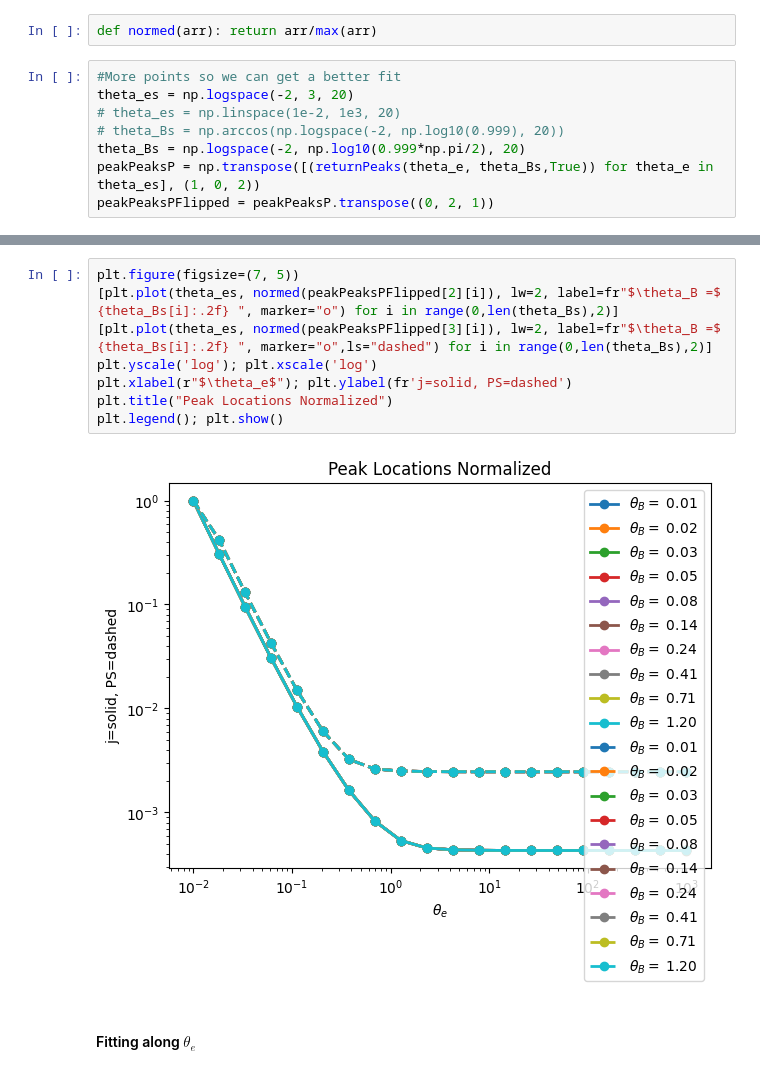
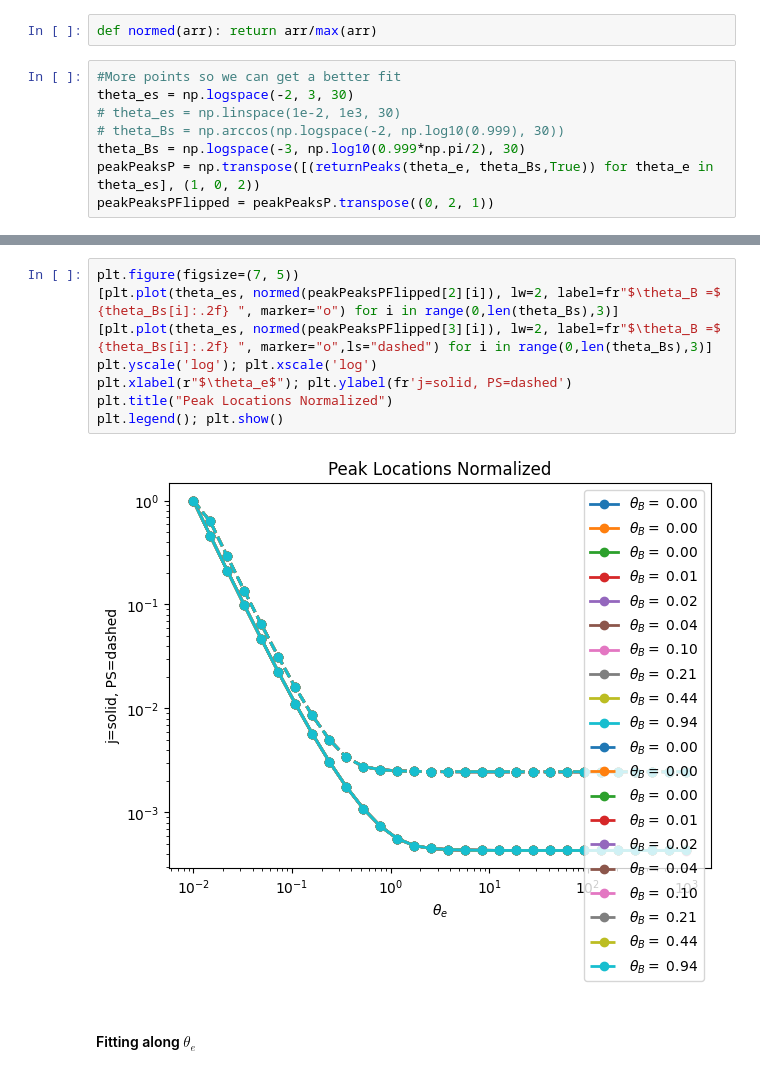
Before and after one commit to Aaron-Barrios/Aperture4, a Jupyter notebook: problems/gr_2d_kerr_schild/analysis_folder/access_data.ipynb, the cells around one changed output, grey strips where cells are left out. Cells and saved outputs as stored; diff of their text form.

```diff
--- a/problems/gr_2d_kerr_schild/analysis_folder/access_data.ipynb
+++ b/problems/gr_2d_kerr_schild/analysis_folder/access_data.ipynb
@@ -615,10 +802,10 @@ peak_plot(theta_Bs, peakPeaks[1], 1, theta_es, cos_plot=False, logx=True, logy=T
 def normed(arr): return arr/max(arr)
 # %%
 #More points so we can get a better fit
-theta_es = np.logspace(-2, 3, 20)
-# theta_es = np.linspace(1e-2, 1e3, 20)
-# theta_Bs = np.arccos(np.logspace(-2, np.log10(0.999), 20))
-theta_Bs = np.logspace(-2, np.log10(0.999*np.pi/2), 20)
+theta_es = np.logspace(-2, 3, 30)
+# theta_es = np.linspace(1e-2, 1e3, 30)
+# theta_Bs = np.arccos(np.logspace(-2, np.log10(0.999), 30))
+theta_Bs = np.logspace(-3, np.log10(0.999*np.pi/2), 30)
 peakPeaksP = np.transpose([(returnPeaks(theta_e, theta_Bs,True)) for theta_e in theta_es], (1, 0, 2))
 peakPeaksPFlipped = peakPeaksP.transpose((0, 2, 1))
 # %%
@@ -652,13 +848,13 @@ plt.legend(); plt.show()
 # %%
 plt.figure(figsize=(7, 5))
-[plt.plot(theta_es, normed(peakPeaksPFlipped[2][i]), lw=2, label=fr"$\theta_B =$ {theta_Bs[i]:.2f} ", marker="o") for i in range(0,len(theta_Bs),2)]
-[plt.plot(theta_es, normed(peakPeaksPFlipped[3][i]), lw=2, label=fr"$\theta_B =$ {theta_Bs[i]:.2f} ", marker="o",ls="dashed") for i in range(0,len(theta_Bs),2)]
+[plt.plot(theta_es, normed(peakPeaksPFlipped[2][i]), lw=2, label=fr"$\theta_B =$ {theta_Bs[i]:.2f} ", marker="o") for i in range(0,len(theta_Bs),3)]
+[plt.plot(theta_es, normed(peakPeaksPFlipped[3][i]), lw=2, label=fr"$\theta_B =$ {theta_Bs[i]:.2f} ", marker="o",ls="dashed") for i in range(0,len(theta_Bs),3)]
 plt.yscale('log'); plt.xscale('log')
 plt.xlabel(r"$\theta_e$"); plt.ylabel(fr'j=solid, PS=dashed')
 plt.title("Peak Locations Normalized")
 plt.legend(); plt.show()
 # %% [output]
-[figure, old version]
+[figure, new version]
 # %% [markdown]
 #### Fitting along $\theta_e$
 # %% [markdown]
```
Also changed, not shown: parts of 42 cells of this notebook, 2 other files.
